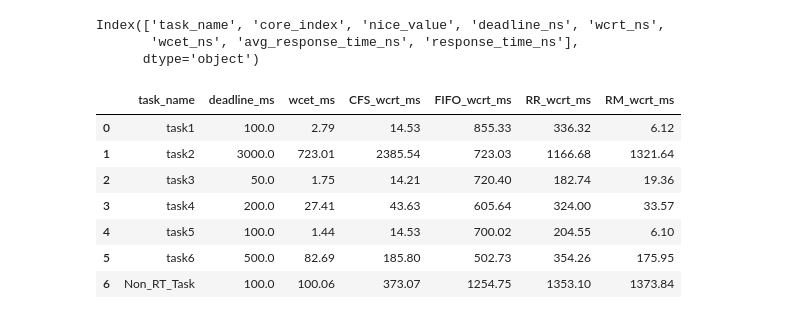
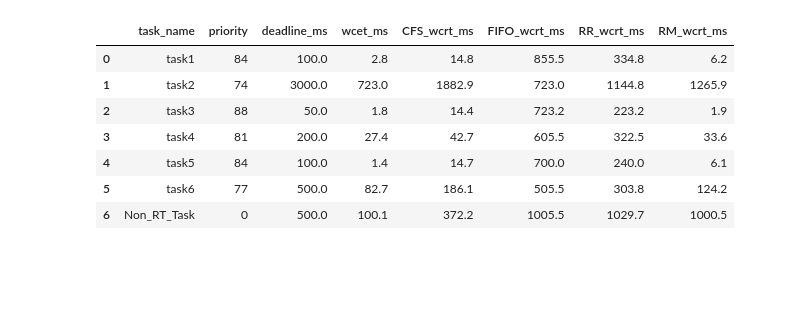
Before and after one commit to YoonKyonghwan/CFS_WCRT_Analysis, a Jupyter notebook: scheduler_comparision/app/script/exp_analysis.ipynb, the cells around one changed output. Saved outputs shown, nothing was run; the diff lists cells and outputs as text; code cells hidden in the pictures; blank space fills up the shorter version.

```diff
--- a/scheduler_comparision/app/script/exp_analysis.ipynb
+++ b/scheduler_comparision/app/script/exp_analysis.ipynb
@@ -33,12 +33,6 @@ for num_core in num_cores:
                         break
                 with open(summary_path, "a") as f:
                     f.write(str(num_core) + "," + str(num_task) + "," + str(utilization) + "," + str(i) + "," + str(realLinux_schedulability) + "\n")
-# %%
-results_df.columns
-# %% [output]
-Index(['task_name', 'core_index', 'nice_value', 'deadline_ns', 'wcrt_ns',
-       'wcet_ns', 'avg_response_time_ns', 'response_time_ns'],
-      dtype='object')
 # %%
 import json
 import pandas as pd
@@ -46,39 +40,39 @@ import pandas as pd
 # analyze the exp with non_rt_task
 result_dir = "../exp_results_non_RT"
 schedulers = ["CFS", "FIFO", "RR", "RM"]
 
 # set task_info in dataset
 result_path = result_dir + "/" + schedulers[-1] + "_result.json"
 results_df = pd.read_json(result_path)
 results_df = results_df[["task_name", "deadline_ns", "wcet_ns", "priority"]]
 
 for scheduler in schedulers:
     result_path = result_dir + "/" + scheduler + "_result.json"
     result_df = pd.read_json(result_path)
     result_df = result_df[["task_name", "wcrt_ns"]]
     result_df.columns = ["task_name", scheduler + "_wcrt_ns"]
     results_df = pd.merge(results_df, result_df, on="task_name")
 
 # convert to ms
 results_df["deadline_ms"] = results_df["deadline_ns"] / 1000000
 results_df["wcet_ms"] = results_df["wcet_ns"] / 1000000
 results_df["CFS_wcrt_ms"] = results_df["CFS_wcrt_ns"] / 1000000
 results_df["FIFO_wcrt_ms"] = results_df["FIFO_wcrt_ns"] / 1000000
 results_df["RR_wcrt_ms"] = results_df["RR_wcrt_ns"] / 1000000
 results_df["RM_wcrt_ms"] = results_df["RM_wcrt_ns"] / 1000000
 
 # round to 2 decimal places
-results_df = results_df.round(2)
+results_df = results_df.round(1)
 
 # drop ns columns
 results_df = results_df.drop(["deadline_ns", "wcet_ns", "CFS_wcrt_ns", "FIFO_wcrt_ns", "RR_wcrt_ns", "RM_wcrt_ns"], axis=1)
 results_df
 # %% [output]
-|  | task_name | deadline_ms | wcet_ms | CFS_wcrt_ms | FIFO_wcrt_ms | RR_wcrt_ms | RM_wcrt_ms |
-| 0 | task1 | 100.0 | 2.79 | 14.53 | 855.33 | 336.32 | 6.12 |
-| 1 | task2 | 3000.0 | 723.01 | 2385.54 | 723.03 | 1166.68 | 1321.64 |
-| 2 | task3 | 50.0 | 1.75 | 14.21 | 720.40 | 182.74 | 19.36 |
-| 3 | task4 | 200.0 | 27.41 | 43.63 | 605.64 | 324.00 | 33.57 |
-| 4 | task5 | 100.0 | 1.44 | 14.53 | 700.02 | 204.55 | 6.10 |
-| 5 | task6 | 500.0 | 82.69 | 185.80 | 502.73 | 354.26 | 175.95 |
-| 6 | Non_RT_Task | 100.0 | 100.06 | 373.07 | 1254.75 | 1353.10 | 1373.84 |
+|  | task_name | priority | deadline_ms | wcet_ms | CFS_wcrt_ms | FIFO_wcrt_ms | RR_wcrt_ms | RM_wcrt_ms |
+| 0 | task1 | 84 | 100.0 | 2.8 | 14.8 | 855.5 | 334.8 | 6.2 |
+| 1 | task2 | 74 | 3000.0 | 723.0 | 1882.9 | 723.0 | 1144.8 | 1265.9 |
+| 2 | task3 | 88 | 50.0 | 1.8 | 14.4 | 723.2 | 223.2 | 1.9 |
+| 3 | task4 | 81 | 200.0 | 27.4 | 42.7 | 605.5 | 322.5 | 33.6 |
+| 4 | task5 | 84 | 100.0 | 1.4 | 14.7 | 700.0 | 240.0 | 6.1 |
+| 5 | task6 | 77 | 500.0 | 82.7 | 186.1 | 505.5 | 303.8 | 124.2 |
+| 6 | Non_RT_Task | 0 | 500.0 | 100.1 | 372.2 | 1005.5 | 1029.7 | 1000.5 |
```
Also changed, not shown: 3 other files.
